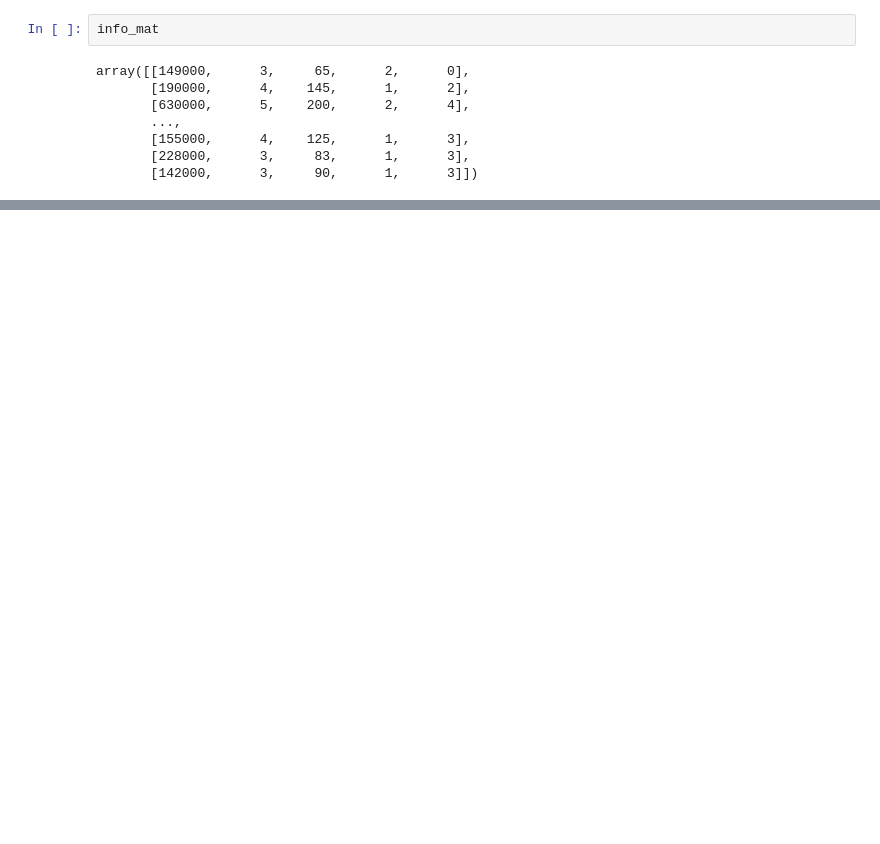
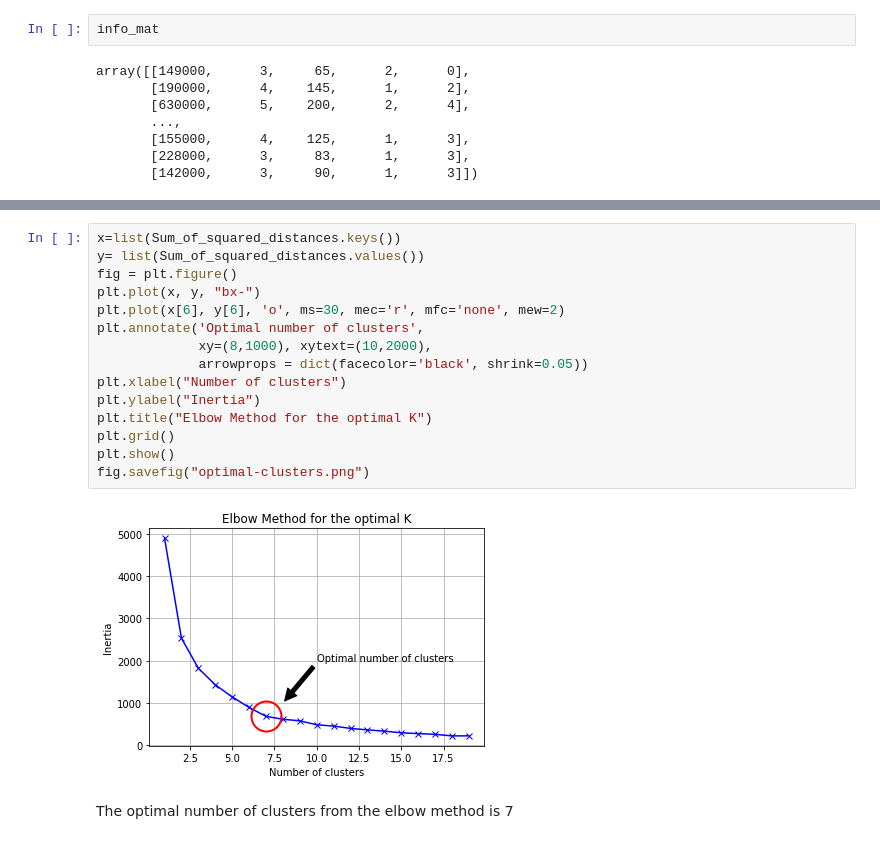
Before and after one commit to legentz/ADM-HW4, a Jupyter notebook: Clustering_Information.ipynb, the cells around one changed output, grey strips where cells are left out. Saved outputs shown, nothing was run; the diff lists cells and outputs as text; blank space fills up the shorter version.

```diff
--- a/Clustering_Information.ipynb
+++ b/Clustering_Information.ipynb
@@ -125,0 +103,19 @@ plt.show()
+# %%
+x=list(Sum_of_squared_distances.keys())
+y= list(Sum_of_squared_distances.values())
+fig = plt.figure()
+plt.plot(x, y, "bx-")
+plt.plot(x[6], y[6], 'o', ms=30, mec='r', mfc='none', mew=2)
+plt.annotate('Optimal number of clusters',
+             xy=(8,1000), xytext=(10,2000),
+             arrowprops = dict(facecolor='black', shrink=0.05))
+plt.xlabel("Number of clusters")
+plt.ylabel("Inertia")
+plt.title("Elbow Method for the optimal K")
+plt.grid()
+plt.show()
+fig.savefig("optimal-clusters.png")
+# %% [output]
+[figure, added]
+# %% [markdown]
+The optimal number of clusters from the elbow method is 7
```
Also changed, not shown: parts of 10 cells of this notebook, 1 other file.
